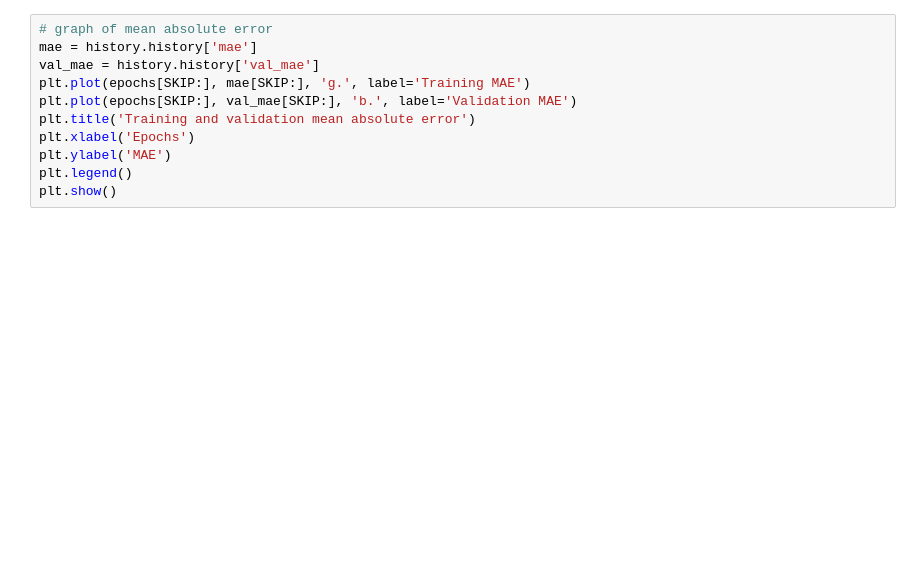
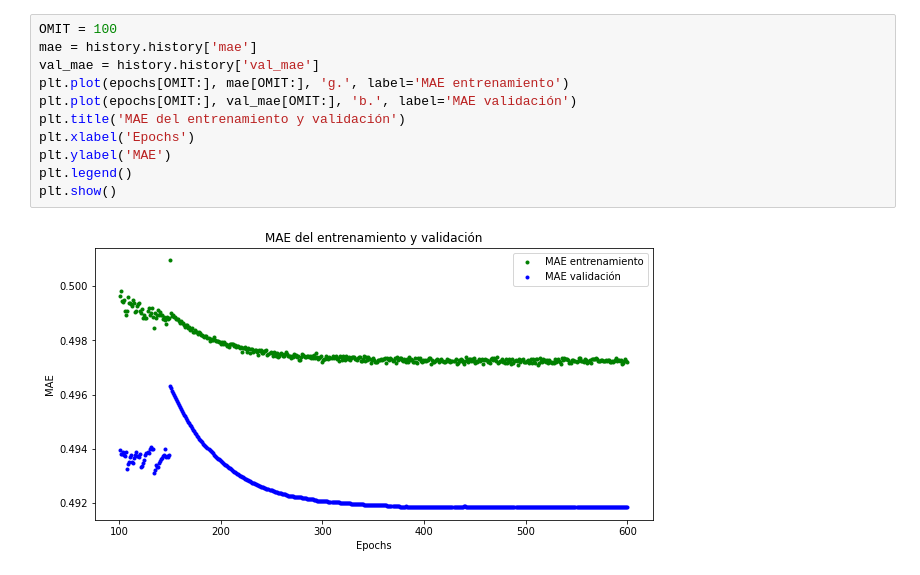
Before and after one commit to karentp/Arduino-GPIO-Giroscopio-comunicaciones-TinyML, a Jupyter notebook: Lab5TensorFlow.ipynb, the cells around one changed output. Drawn from its saved outputs; the diff is of its cells as text; blank space fills up the shorter version.

```diff
--- a/Lab5TensorFlow.ipynb
+++ b/Lab5TensorFlow.ipynb
@@ -139,11 +183,13 @@ print(plt.rcParams["figure.figsize"])
 # %%
-# graph of mean absolute error
+OMIT = 100
 mae = history.history['mae']
 val_mae = history.history['val_mae']
-plt.plot(epochs[SKIP:], mae[SKIP:], 'g.', label='Training MAE')
-plt.plot(epochs[SKIP:], val_mae[SKIP:], 'b.', label='Validation MAE')
-plt.title('Training and validation mean absolute error')
+plt.plot(epochs[OMIT:], mae[OMIT:], 'g.', label='MAE entrenamiento')
+plt.plot(epochs[OMIT:], val_mae[OMIT:], 'b.', label='MAE validación')
+plt.title('MAE del entrenamiento y validación')
 plt.xlabel('Epochs')
 plt.ylabel('MAE')
 plt.legend()
 plt.show()
+# %% [output]
+[figure, added]
```
Also changed, not shown: parts of 20 cells of this notebook.
